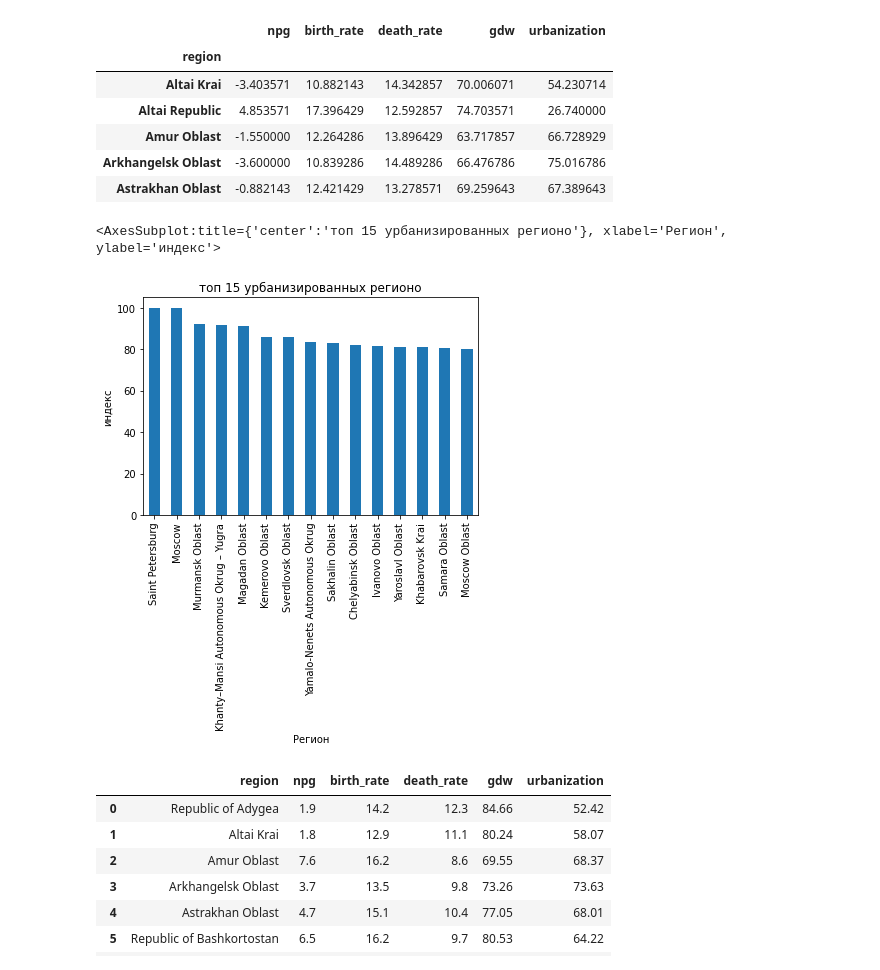
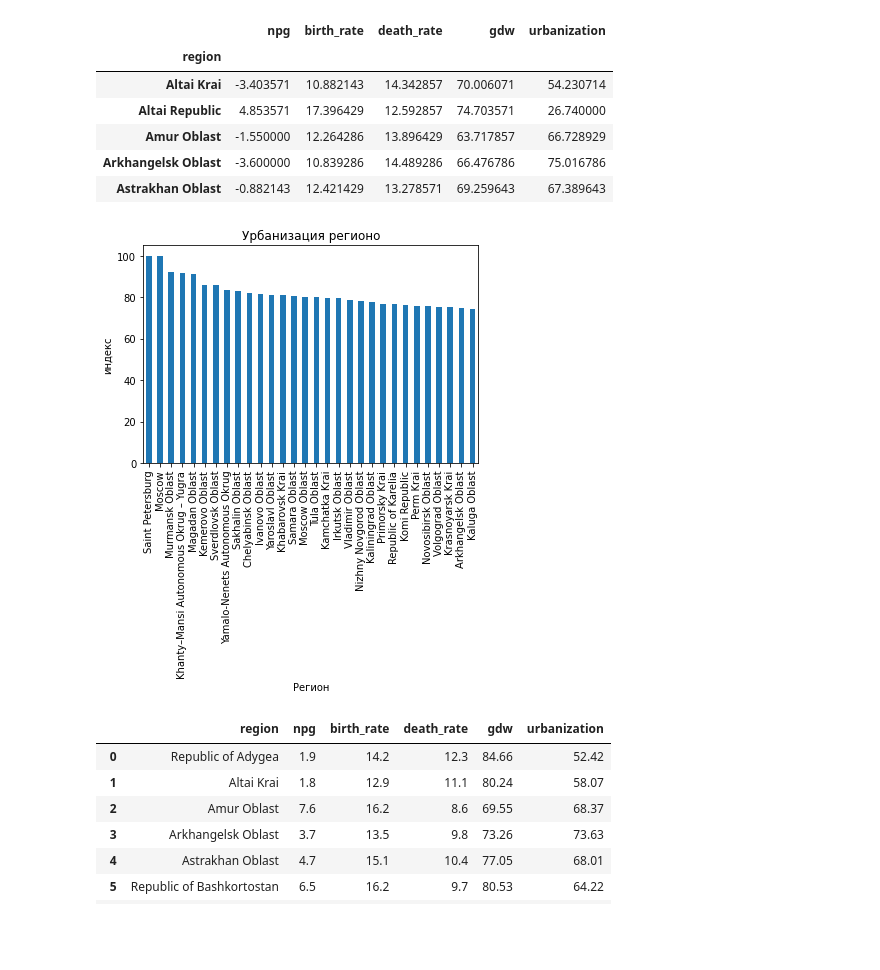
Before and after one commit to DrPRun/netology-homework, a Jupyter notebook: visualisation_of_statistics.ipynb, the cells around one changed output. Cells and saved outputs as stored; diff of their text form; code cells hidden in the pictures; blank space fills up the shorter version.

```diff
--- a/visualisation_of_statistics.ipynb
+++ b/visualisation_of_statistics.ipynb
@@ -87,13 +94,13 @@ trep.head() #скомпануем данные по всем регионам
 | Arkhangelsk Oblast | -3.600000 | 10.839286 | 14.489286 | 66.476786 | 75.016786 |
 | Astrakhan Oblast | -0.882143 | 12.421429 | 13.278571 | 69.259643 | 67.389643 |
 # %%
-trep['urbanization'].sort_values(ascending=False).head(15).plot(kind = 'bar',
-                                                                title='топ 15 урбанизированных регионо',
+trep['urbanization'].sort_values(ascending=False).head(30).plot(kind = 'bar',
+                                                                title='Урбанизация регионо',
                                                                xlabel = 'Регион',
                                                                ylabel='индекс')
+plt.savefig('/Users/ruslanpepa/Desktop/testing2.jpg')
 # %% [output]
-<AxesSubplot:title={'center':'топ 15 урбанизированных регионо'}, xlabel='Регион', ylabel='индекс'>
-[figure, old version]
+[figure, new version]
 # %%
 top_years.head(50)
 # %% [output]
```
Also changed, not shown: parts of 4 cells of this notebook, 1 other file.
